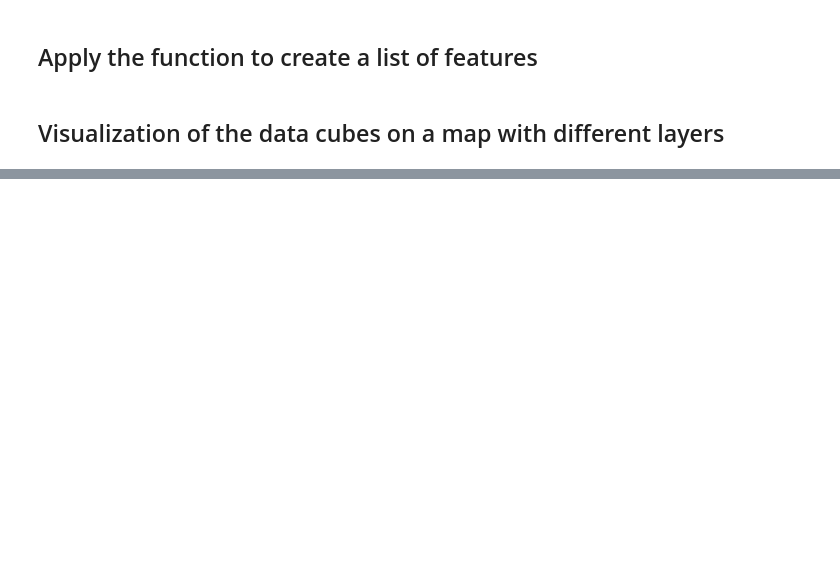
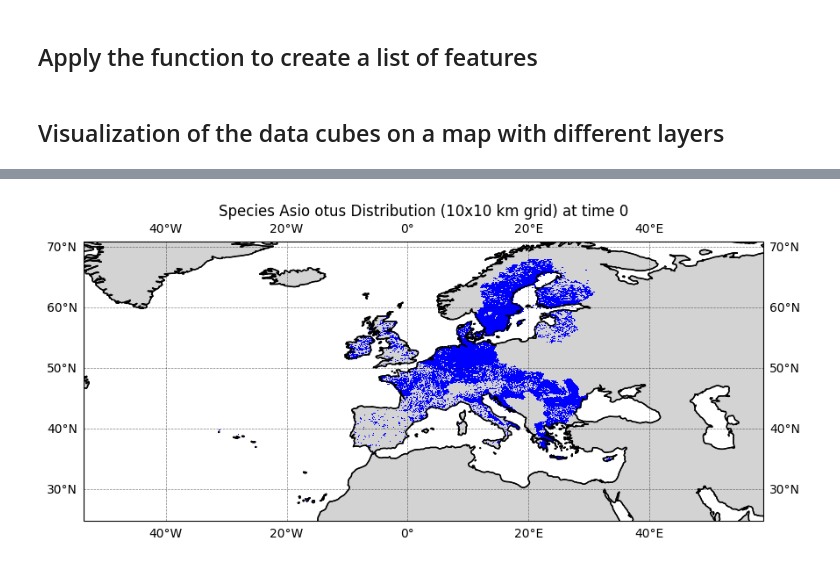
Before and after one commit to nithecs-biomath/mini-schools, a Jupyter notebook: cube_prac_2.ipynb, the cells around one changed output, grey strips where cells are left out. Saved outputs shown, nothing was run; the diff lists cells and outputs as text; code cells hidden in the pictures; blank space fills up the shorter version.

```diff
--- a/cube_prac_2.ipynb
+++ b/cube_prac_2.ipynb
@@ -227,4 +458,0 @@ print(nc)
-# %%
-lat = nc.variables['lat'][:]
-lon = nc.variables['lon'][:]
-time = nc.variables['time'][:]
@@ -427,0 +459,87 @@ def mgrs_to_utm_polygon(mgrs_code):
+# %%
+import matplotlib.pyplot as plt
+import cartopy.crs as ccrs
+import cartopy.feature as cfeature
+import xarray as xr
+import numpy as np
+from pyproj import Transformer
+from matplotlib.colors import ListedColormap, BoundaryNorm
+
+# --- Load Dataset Efficiently ---
+birds_file = xr.open_dataset(
+    '/content/drive/Shareddrives/NiTheCS mini school/demo_data/viti_spepop_id77_20240206_v1.nc',
+    group="metric_1",
+    chunks={'entity': 1, 'time': 1}  # Load only one entity/time slice at a time
+)
+
+# --- Select Target Species and Time ---
+species_index = 150  # Change to the species index you need
+time_index = 0  # Change to the desired time index
+
+# Extract only the required slice
+species_data_subset = birds_file['ebv_cube'].sel(entity=species_index, time=time_index).compute()
+
+# Convert to a 2D array
+species_distribution_2d = np.squeeze(species_data_subset)
+
+# --- Load Longitude and Latitude (Only Once) ---
+with xr.open_dataset('/content/drive/Shareddrives/NiTheCS mini school/demo_data/viti_spepop_id77_20240206_v1.nc') as ds:
+    lon = ds['lon'].values  # 1D array (size: 559)
+    lat = ds['lat'].values  # 1D array (size: 437)
+
+# --- Create Meshgrid Efficiently ---
+lon_grid, lat_grid = np.meshgrid(lon, lat)
+
+# --- Efficient Coordinate Transformation ---
+transformer = Transformer.from_crs("epsg:3035", "epsg:4326", always_xy=True)
+
+# Transform the entire 2D meshgrid
+lon_deg, lat_deg = transformer.transform(lon_grid, lat_grid)
+
+# --- Create the Plot ---
+fig = plt.figure(figsize=(10, 6))
+ax = fig.add_subplot(1, 1, 1, projection=ccrs.PlateCarree())
+
+# Add map features
+ax.coastlines()
+ax.add_feature(cfeature.LAND, edgecolor='black', facecolor='lightgray')
+
+# --- 🔹 Fix: Use Discrete Colormap Without Color Bar ---
+unique_values = np.unique(species_distribution_2d)
+
+# If only one value, choose a single solid color
+if len(unique_values) == 1:
+    cmap = ListedColormap(["red"])  # Single-color for uniform data
+    norm = None
+else:
+    cmap = ListedColormap(["white", "blue"])  # Adjust colors as needed
+    norm = BoundaryNorm([0, 0.5, 1], cmap.N)
+
+# --- 🔹 Fix: Use `shading="nearest"` to Ensure Correct Grid Alignment ---
+cs = ax.pcolormesh(
+    lon_deg, lat_deg, species_distribution_2d,
+    transform=ccrs.PlateCarree(),
+    cmap=cmap,
+    norm=norm,
+    shading='nearest'  # Prevents visual distortion
+)
+
+# --- 🔹 Completely Remove Color Bar ---
+# No `fig.colorbar(cs)`, so no scale bar will be shown
+
+# --- Get the Species Name Efficiently ---
+with xr.open_dataset('/content/drive/Shareddrives/NiTheCS mini school/demo_data/viti_spepop_id77_20240206_v1.nc') as ds:
+    species_name = ds['entity'].values[species_index].decode('utf-8').strip()
+
+# --- Final Plot Customization ---
+ax.set_title(f"Species {species_name} Distribution (10x10 km grid) at time {birds_file['time'].values[time_index].item()}")
+ax.set_xlabel("Longitude")
+ax.set_ylabel("Latitude")
+
+# --- 🔹 Fix: Add Grid Lines to Show Exact 10x10 km Cells ---
+gridlines = ax.gridlines(draw_labels=True, linestyle="--", linewidth=0.5, color="black", alpha=0.5)
+
+# Show the plot
+plt.show()
+# %% [output]
+[figure, added]
```
Also changed, not shown: parts of 47 cells of this notebook.
